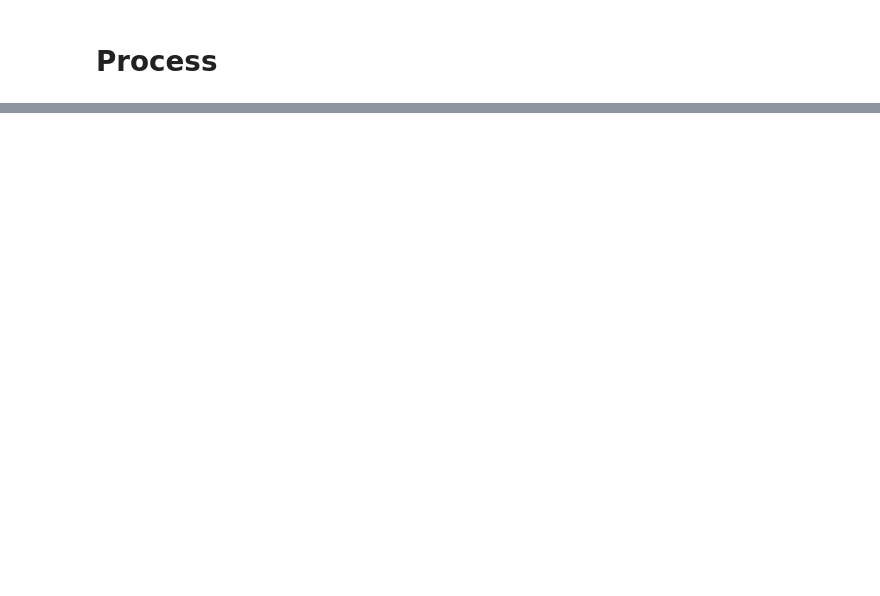
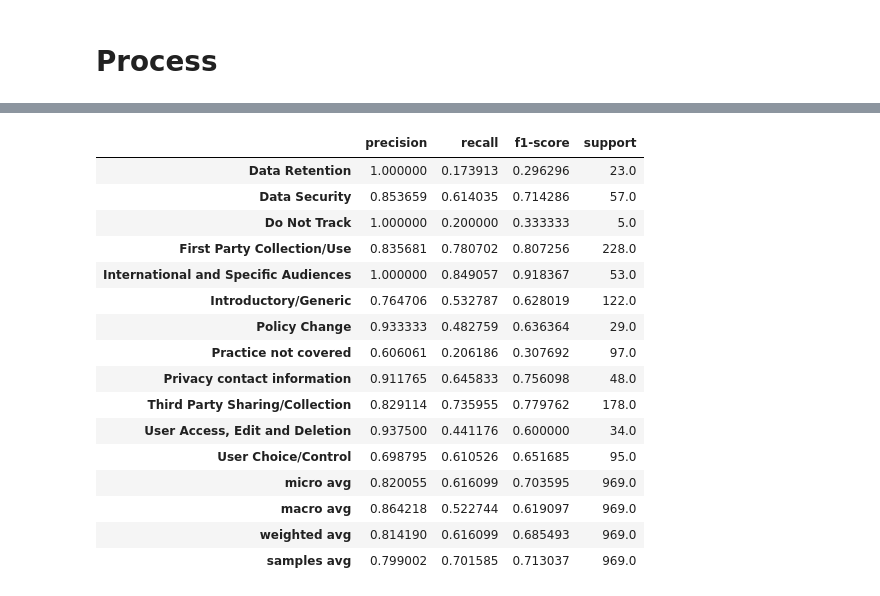
Before and after one commit to Kau5h1K/ds5500-userprivacy, a Jupyter notebook: src/notebooks/Embeddings.ipynb, the cells around one changed output, grey strips where cells are left out. Saved outputs shown, nothing was run; the diff lists cells and outputs as text; code cells hidden in the pictures; blank space fills up the shorter version.

```diff
--- a/src/notebooks/Embeddings.ipynb
+++ b/src/notebooks/Embeddings.ipynb
@@ -155,0 +452,20 @@ c
+# %%
+pd.DataFrame(WU_params).T
+# %% [output]
+|  | precision | recall | f1-score | support |
+| Data Retention | 1.000000 | 0.173913 | 0.296296 | 23.0 |
+| Data Security | 0.853659 | 0.614035 | 0.714286 | 57.0 |
+| Do Not Track | 1.000000 | 0.200000 | 0.333333 | 5.0 |
+| First Party Collection/Use | 0.835681 | 0.780702 | 0.807256 | 228.0 |
+| International and Specific Audiences | 1.000000 | 0.849057 | 0.918367 | 53.0 |
+| Introductory/Generic | 0.764706 | 0.532787 | 0.628019 | 122.0 |
+| Policy Change | 0.933333 | 0.482759 | 0.636364 | 29.0 |
+| Practice not covered | 0.606061 | 0.206186 | 0.307692 | 97.0 |
+| Privacy contact information | 0.911765 | 0.645833 | 0.756098 | 48.0 |
+| Third Party Sharing/Collection | 0.829114 | 0.735955 | 0.779762 | 178.0 |
+| User Access, Edit and Deletion | 0.937500 | 0.441176 | 0.600000 | 34.0 |
+| User Choice/Control | 0.698795 | 0.610526 | 0.651685 | 95.0 |
+| micro avg | 0.820055 | 0.616099 | 0.703595 | 969.0 |
+| macro avg | 0.864218 | 0.522744 | 0.619097 | 969.0 |
+| weighted avg | 0.814190 | 0.616099 | 0.685493 | 969.0 |
+| samples avg | 0.799002 | 0.701585 | 0.713037 | 969.0 |
```
Also changed, not shown: parts of 23 cells of this notebook, 38 other files.
